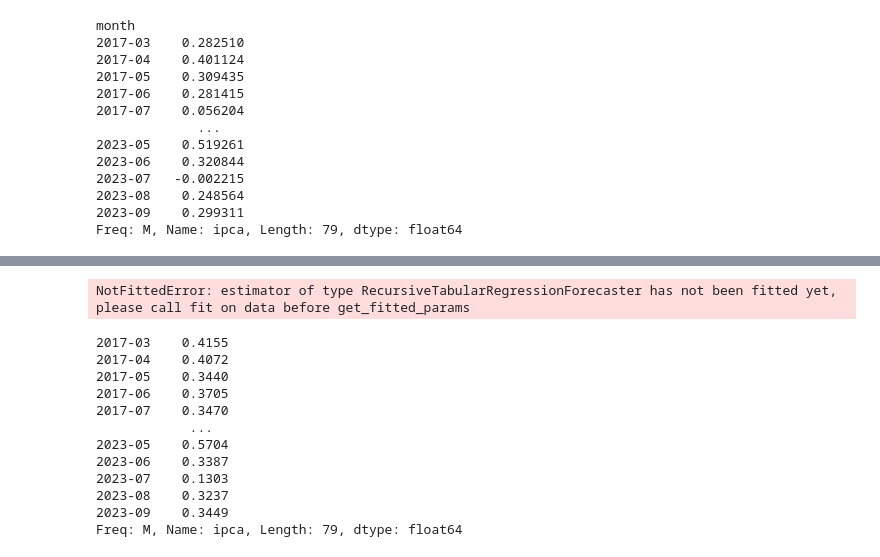
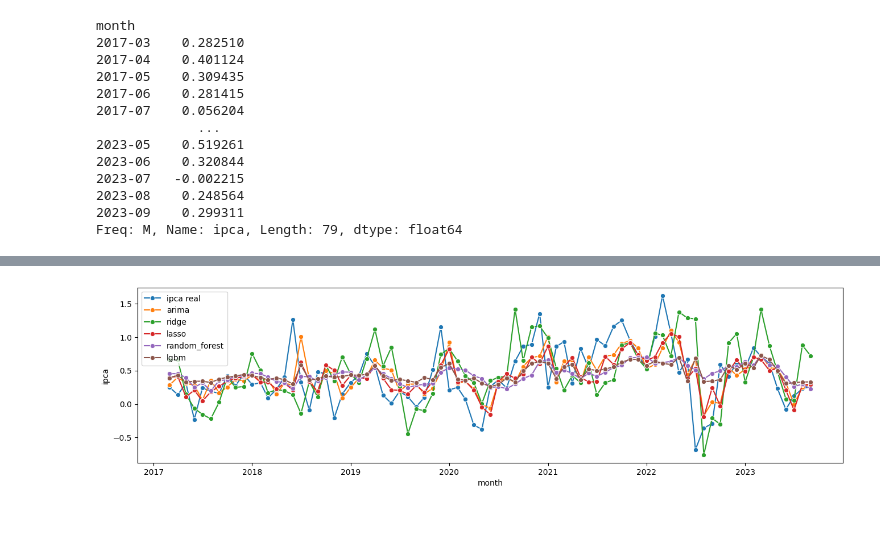
Before and after one commit to GuilhermeFrainer/tcc, a Jupyter notebook: h1.ipynb, the cells around one changed output, grey strips where cells are left out. Saved outputs shown, nothing was run; the diff lists cells and outputs as text; code cells hidden in the pictures; blank space fills up the shorter version.

```diff
--- a/h1.ipynb
+++ b/h1.ipynb
@@ -33,6 +43,11 @@ df.head()
 | 2004-03 | 0.47 | 0.40 | -0.112903 | -1575433.0 | -1282702.0 | 300227.0 | -4199993.0 | 387.24 | -0.0248 | -2.777 | ... |
 | 2004-04 | 0.37 | 0.21 | -0.270430 | 539382.0 | -378329.0 | -4736024.0 | -2778970.0 | -2535.03 | 0.0005 | -1.562 | ... |
 | 2004-05 | 0.51 | 0.54 | -0.116667 | 1252881.0 | 13051576.0 | 26890443.0 | 11143701.0 | -62.56 | 0.1944 | 4.213 | ... |
+# %%
+# Cria cópia para usar para comparações depois
+# Isso é um tanto de paranóia
+ipca = df['ipca'].copy()
+ipca_train, ipca_test = temporal_train_test_split(ipca, test_size=TEST_SIZE)
 # %%
 # Benchmark
 arima = AutoARIMA(sp=12)
@@ -161 +200,15 @@ preds_df.head()
+# %%
+labels = ['ipca real', 'arima', 'ridge', 'lasso', 'random_forest', 'lgbm']
+fig, ax = utils.plot_series(
+    ipca_test,
+    preds['arima'],
+    preds['ridge'],
+    preds['lasso'],
+    preds['random_forest'],
+    preds['lgbm'],
+    labels=labels
+)
+fig.savefig(f"imagens/h{FORECASTING_HORIZON}.png")
+# %% [output]
+[figure, added]
 # %%
@@ -163,4 +215,0 @@ preds_df.to_csv("previsões/h1.csv", sep=';', decimal=',')
-# %%
-forecasters['random_forest'].get_fitted_params()
-# %% [output]
-NotFittedError: estimator of type RecursiveTabularRegressionForecaster has not been fitted yet, please call fit on data before get_fitted_params
@@ -176,15 +215,0 @@ rf_y_pred = forecasters['random_forest'].update_predict(y, cv=cv)
-# %%
-rf_y_pred
-# %% [output]
-2017-03    0.4155
-2017-04    0.4072
-2017-05    0.3440
-2017-06    0.3705
-2017-07    0.3470
-            ...
-2023-05    0.5704
-2023-06    0.3387
-2023-07    0.1303
-2023-08    0.3237
-2023-09    0.3449
-Freq: M, Name: ipca, Length: 79, dtype: float64
```
Also changed, not shown: parts of 13 cells of this notebook.
